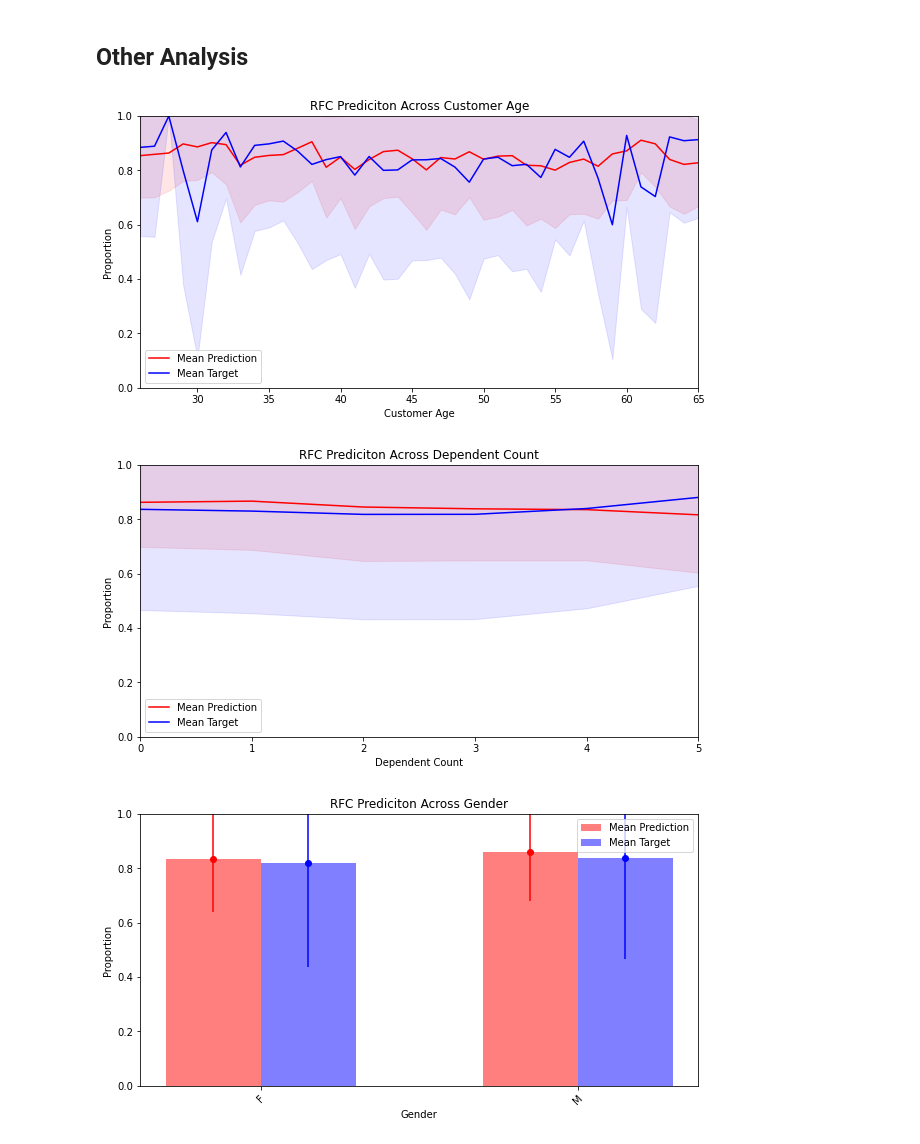
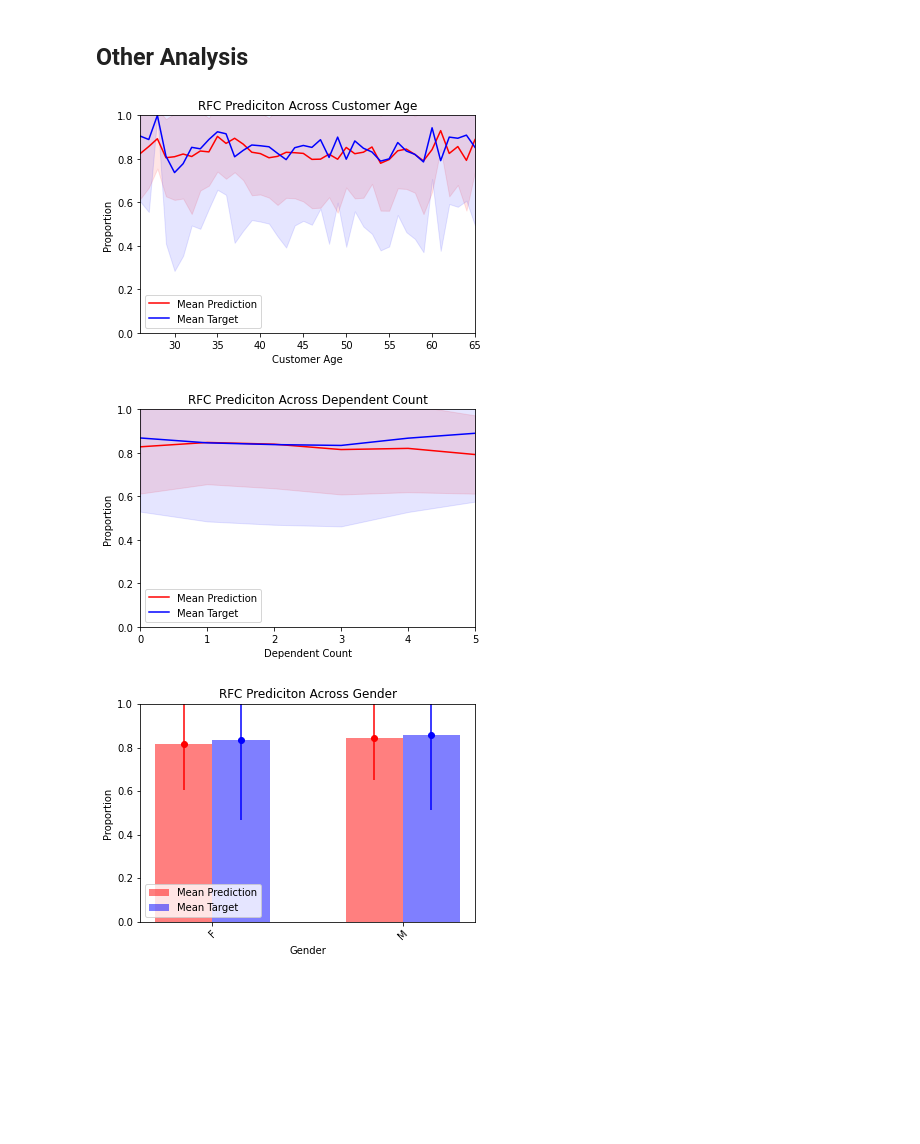
Before and after one commit to asundquistdavis/credit-churn-prediction, a Jupyter notebook: Analysis/random-forest-classifier.ipynb, the cells around one changed output. Cells and saved outputs as stored; diff of their text form; code cells hidden in the pictures; blank space fills up the shorter version.

Commit message:
rectreated website prediction model in correct enviroment

```diff
--- a/Analysis/random-forest-classifier.ipynb
+++ b/Analysis/random-forest-classifier.ipynb
@@ -249,10 +234,16 @@ def feature_variance(df, feature, save_path=None, show_error=False, method='mean
         plt.savefig(save_path, bbox_inches='tight')
     plt.show()
 # %%
+#  load data from model that was trained in model.py (and is used on website)
+D_ = pd.read_csv('../resources/D_.csv')
+
+# list all demographics
 demographics = ['Customer_Age', 'Dependent_count', 'Gender', 'Education_Level', 'Marital_Status', 'Income_Category']
+
+# create plot for each demographic
 for demographic in demographics:
-    feature_variance(rfc_dem_val, demographic, save_path=f'../static/assets/{demographic}_view.png', show_error=True)
+    feature_variance(D_, demographic, save_path=f'../static/assets/{demographic}_view.png', show_error=True)
 # %% [output]
-[figure, old version]
+[figure, new version]
-[figure, old version]
+[figure, new version]
-[figure, old version]
+[figure, new version]
```
Also changed, not shown: parts of 14 cells of this notebook, 2 other files.
